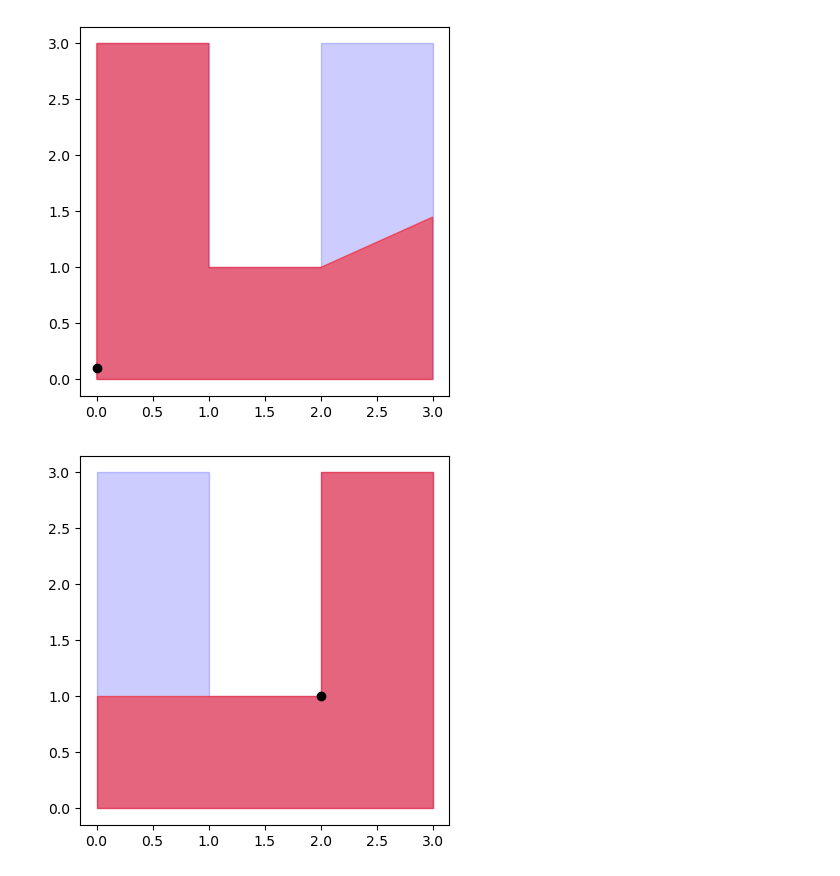
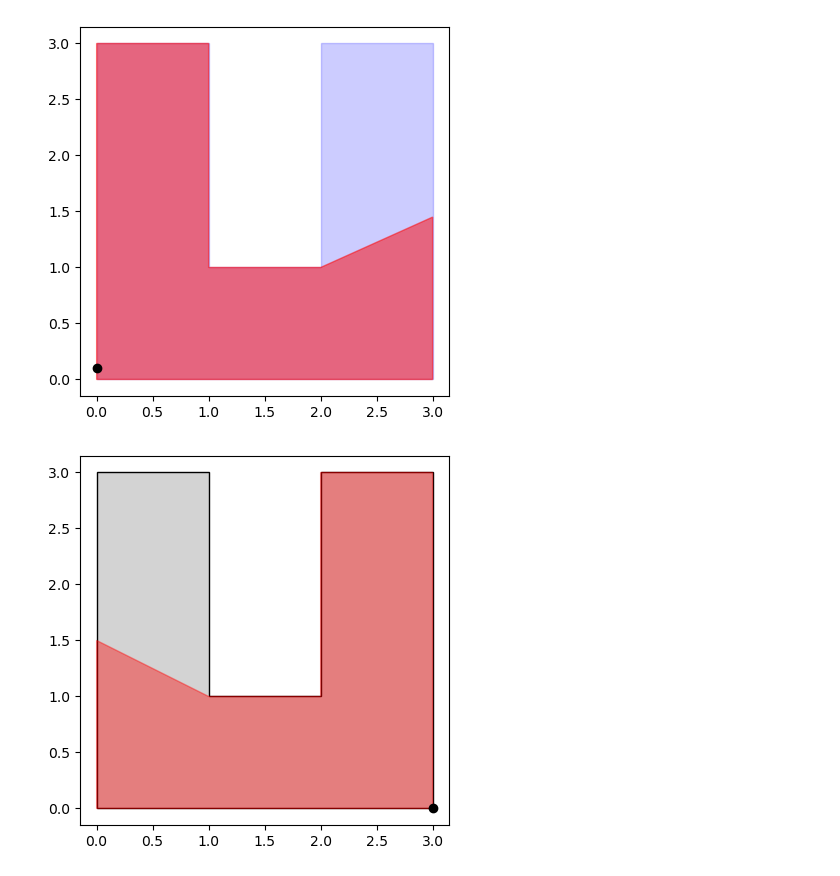
Before and after one commit to d-krupke/pyvispoly, a Jupyter notebook: notebooks/plotting.ipynb, the cells around one changed output. Saved outputs shown, nothing was run; the diff lists cells and outputs as text; code cells hidden in the pictures.

Commit message:
nicer plot

```diff
--- a/notebooks/plotting.ipynb
+++ b/notebooks/plotting.ipynb
@@ -51,14 +51,15 @@ plt.show()
 # %% [output]
 [figure]
 # %%
-q = Point(2, 1)
+q = Point(3, 0)
 visble = vispoly.compute_visibility_polygon(q)
 fig, ax = plt.subplots()
-plot_polygon(u_poly, ax=ax, alpha=0.2, color="blue")
-plot_polygon(visble, ax=ax, alpha=0.5, color="red")
+#ax.set_facecolor("lightgrey")
+plot_polygon(u_poly, ax=ax, alpha=1.0, color="lightgrey", linewidth=1,edgecolor="black")
+plot_polygon(visble, ax=ax, alpha=0.4, color="red")
 ax.plot(q.x(), q.y(), 'o', color='black')
 # equal aspect ratio
 ax.set_aspect('equal', 'box')
 plt.show()
 # %% [output]
-[figure, old version]
+[figure, new version]
```
Also changed, not shown: 2 other files.
